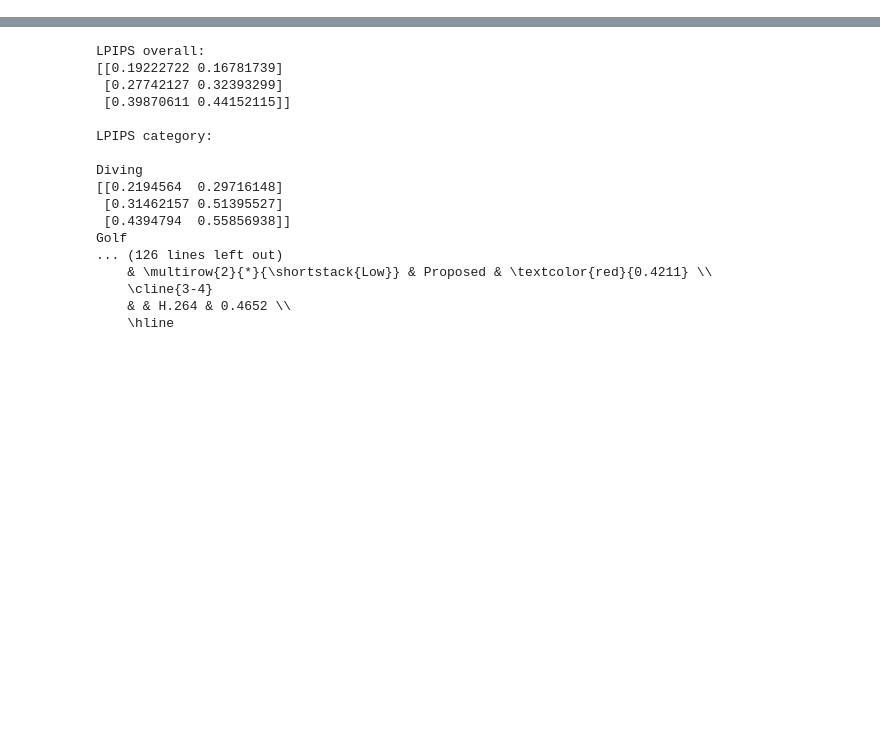
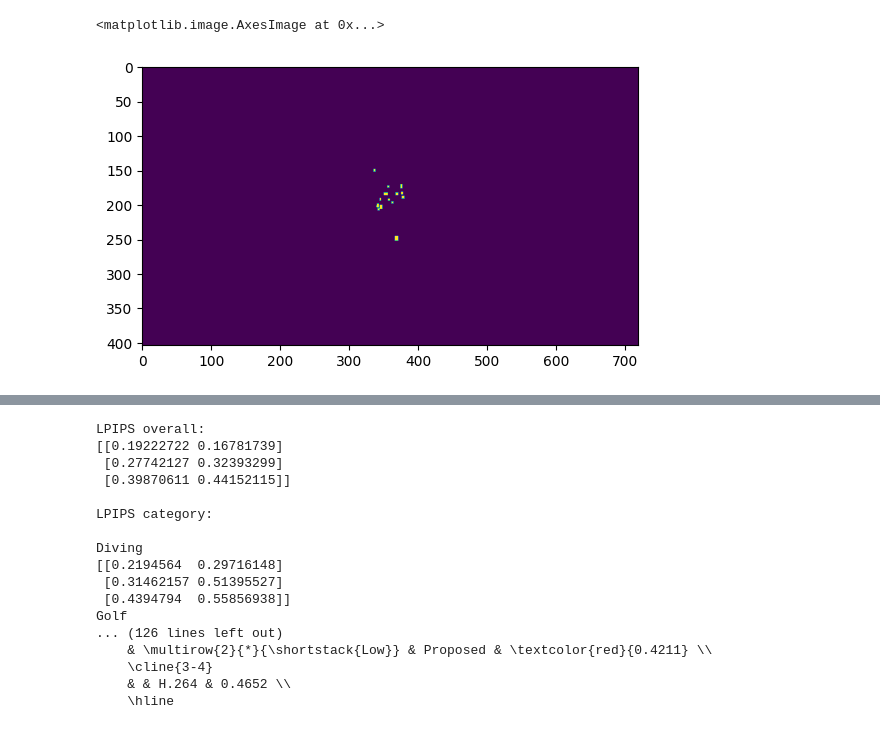
Before and after one commit to Freddiechang/gst_python_plugin, a Jupyter notebook: python/PaperImages.ipynb, the cells around one changed output, grey strips where cells are left out. Saved outputs shown, nothing was run; the diff lists cells and outputs as text; code cells hidden in the pictures; blank space fills up the shorter version.

Commit message:
code for different saliency levels

```diff
--- a/python/PaperImages.ipynb
+++ b/python/PaperImages.ipynb
@@ -54,0 +108,9 @@ plt.imshow(ot)
+# %%
+q1 = cv2.imread("/home/shupeizhang/data/home/shupeizhang/Codes/Datasets/saliency/UCF/training/Diving-Side-005/maps/Diving-Side_005_001.png", cv2.IMREAD_GRAYSCALE)
+q2 = cv2.imread("/home/shupeizhang/data/home/shupeizhang/Codes/Datasets/saliency/UCF/training/Diving-Side-005/fixation/Diving-Side_005_001.png", cv2.IMREAD_GRAYSCALE)
+q3 = (q1 - q1.mean())/q1.std()
+nss(np.expand_dims(q1, 0), np.expand_dims(q2, 0))
+plt.imshow(q2)
+# %% [output]
+<matplotlib.image.AxesImage at 0x...>
+[figure, added]
```
Also changed, not shown: parts of 6 cells of this notebook.
